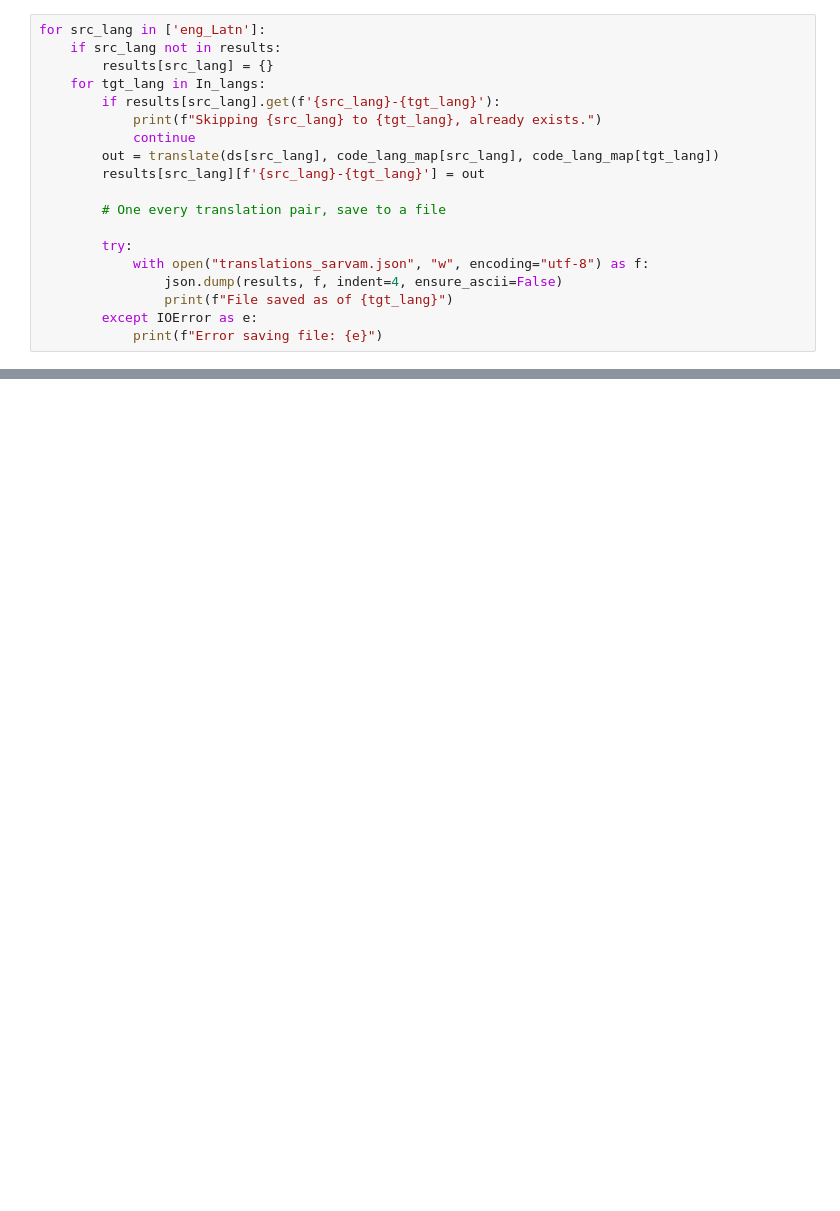
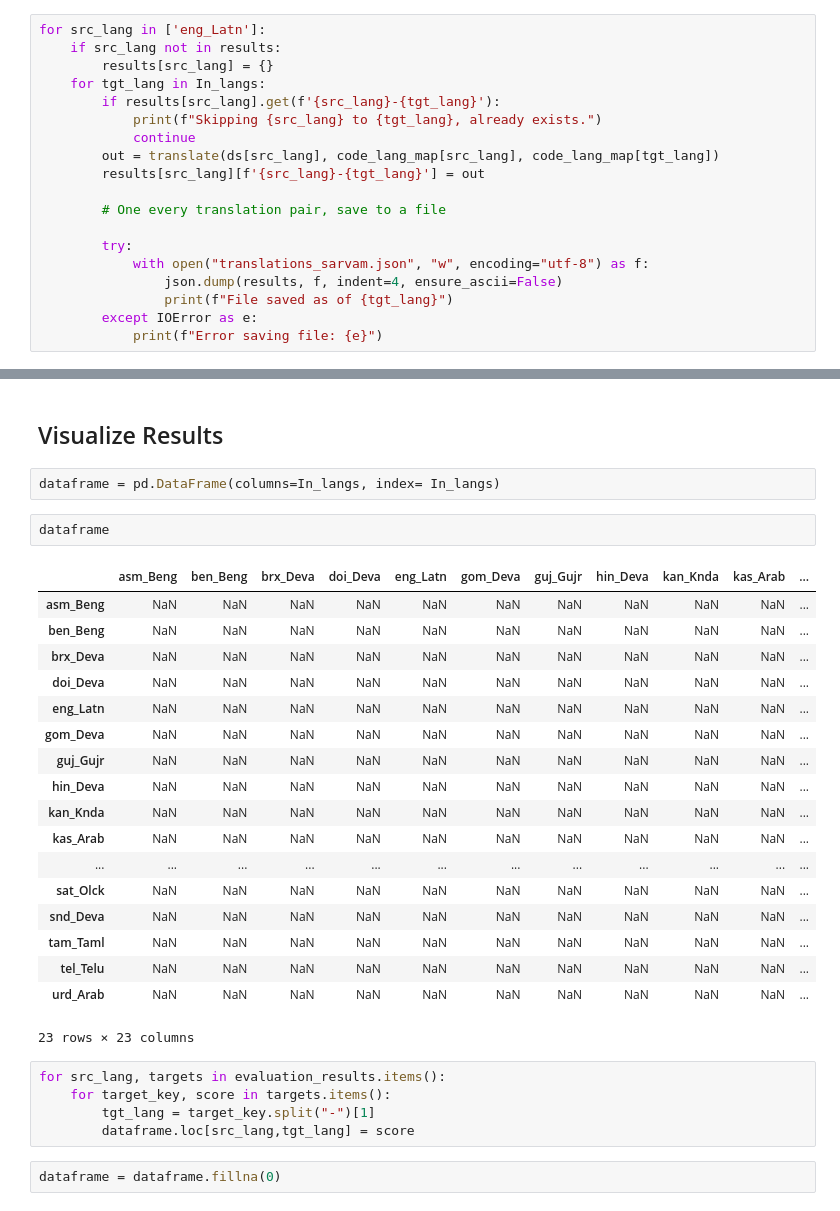
Before and after one commit to VishnurajArjunasamy/machine_translation-sarvamai, a Jupyter notebook: sarvam.ipynb, the cells around one changed output, grey strips where cells are left out. Drawn from its saved outputs; the diff is of its cells as text; blank space fills up the shorter version.

```diff
--- a/sarvam.ipynb
+++ b/sarvam.ipynb
@@ -161,0 +232,32 @@ results
+# %% [markdown]
+## Visualize Results
+# %%
+dataframe = pd.DataFrame(columns=In_langs, index= In_langs)
+# %%
+dataframe
+# %% [output]
+|  | asm_Beng | ben_Beng | brx_Deva | doi_Deva | eng_Latn | gom_Deva | guj_Gujr | hin_Deva | kan_Knda | kas_Arab | ... |
+| asm_Beng | NaN | NaN | NaN | NaN | NaN | NaN | NaN | NaN | NaN | NaN | ... |
+| ben_Beng | NaN | NaN | NaN | NaN | NaN | NaN | NaN | NaN | NaN | NaN | ... |
+| brx_Deva | NaN | NaN | NaN | NaN | NaN | NaN | NaN | NaN | NaN | NaN | ... |
+| doi_Deva | NaN | NaN | NaN | NaN | NaN | NaN | NaN | NaN | NaN | NaN | ... |
+| eng_Latn | NaN | NaN | NaN | NaN | NaN | NaN | NaN | NaN | NaN | NaN | ... |
+| gom_Deva | NaN | NaN | NaN | NaN | NaN | NaN | NaN | NaN | NaN | NaN | ... |
+| guj_Gujr | NaN | NaN | NaN | NaN | NaN | NaN | NaN | NaN | NaN | NaN | ... |
+| hin_Deva | NaN | NaN | NaN | NaN | NaN | NaN | NaN | NaN | NaN | NaN | ... |
+| kan_Knda | NaN | NaN | NaN | NaN | NaN | NaN | NaN | NaN | NaN | NaN | ... |
+| kas_Arab | NaN | NaN | NaN | NaN | NaN | NaN | NaN | NaN | NaN | NaN | ... |
+| ... | ... | ... | ... | ... | ... | ... | ... | ... | ... | ... | ... |
+| sat_Olck | NaN | NaN | NaN | NaN | NaN | NaN | NaN | NaN | NaN | NaN | ... |
+| snd_Deva | NaN | NaN | NaN | NaN | NaN | NaN | NaN | NaN | NaN | NaN | ... |
+| tam_Taml | NaN | NaN | NaN | NaN | NaN | NaN | NaN | NaN | NaN | NaN | ... |
+| tel_Telu | NaN | NaN | NaN | NaN | NaN | NaN | NaN | NaN | NaN | NaN | ... |
+| urd_Arab | NaN | NaN | NaN | NaN | NaN | NaN | NaN | NaN | NaN | NaN | ... |
+23 rows × 23 columns
+# %%
+for src_lang, targets in evaluation_results.items():
+    for target_key, score in targets.items():
+        tgt_lang = target_key.split("-")[1]
+        dataframe.loc[src_lang,tgt_lang] = score
+# %%
+dataframe = dataframe.fillna(0)
```
Also changed, not shown: parts of 17 cells of this notebook, 3 other files.
